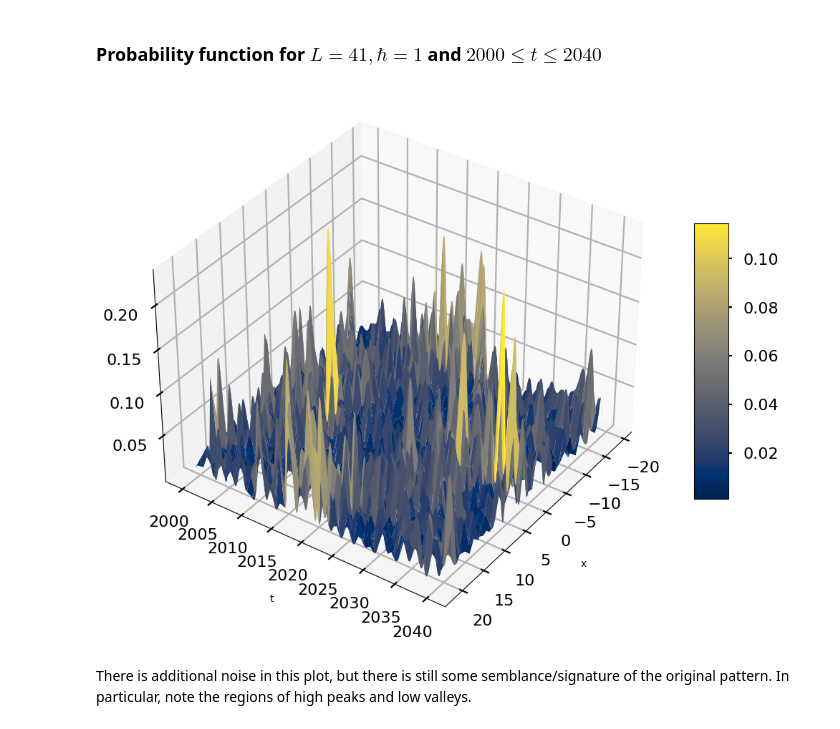
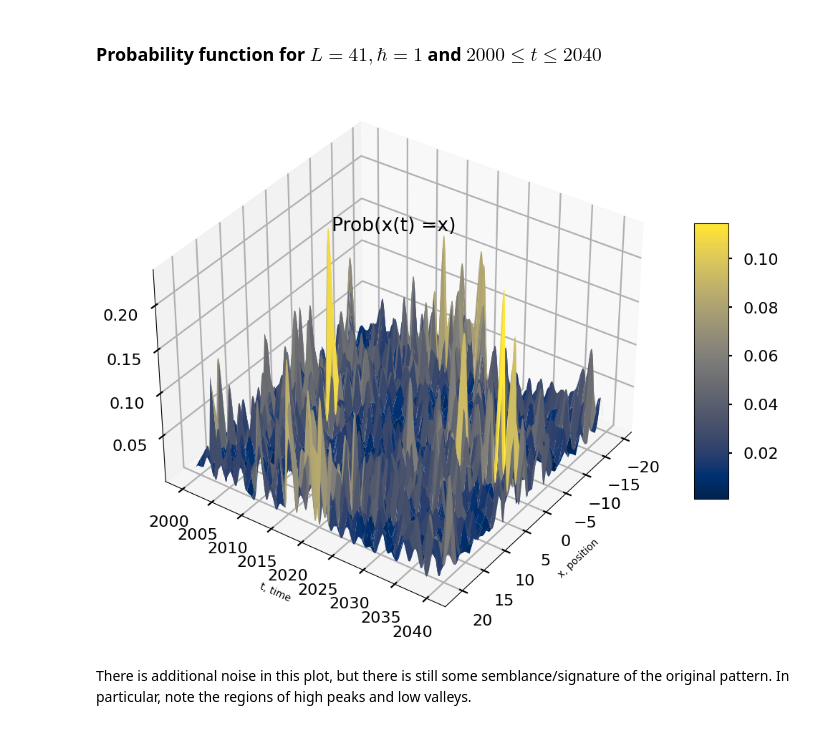
Before and after one commit to asaenz16/First-try, a Jupyter notebook: notebooks/Tryout3Dplot.ipynb, the cells around one changed output. Drawn from its saved outputs; the diff is of its cells as text; code cells hidden in the pictures.

Commit message:
Added labels

```diff
--- a/notebooks/Tryout3Dplot.ipynb
+++ b/notebooks/Tryout3Dplot.ipynb
@@ -146,31 +146,32 @@ Note that we have a similar patter as in the previous plot, but there is some ad
 # %%
 fig = plt.figure(figsize = (12,10))
 ax = plt.axes(projection='3d')
 
 l = 20
 
 x = np.arange(-l+1, l+2, 1)
 t = np.arange(100*l, 102*l, 0.01)
 
 
 X, T = np.meshgrid(x, t)
 Z = prob_fun(X, T, 2*l +1, 1)
 
 surf = ax.plot_surface(X, T, Z, cmap = plt.cm.cividis)
 
 # Set axes label
-ax.set_xlabel('x', labelpad=20)
-ax.set_ylabel('t', labelpad=20)
-ax.set_zlabel('z', labelpad=20)
+ax.set_xlabel('x, position', labelpad=15)
+ax.set_ylabel('t, time', labelpad=15)
+#ax.set_zlabel('z', labelpad=20)
+ax.set_title('Prob(x(t) =x)', y=1.0, pad=-94)
 
 fig.colorbar(surf, shrink=0.5, aspect=8)
 
 
 ax.view_init(35, 35)
 
 plt.show()
 # %% [output]
-[figure, old version]
+[figure, new version]
 # %% [markdown]
 There is additional noise in this plot, but there is still some semblance/signature of the original pattern. In particular, note the regions of high peaks and low valleys.
 # %% [markdown]
```
Also changed, not shown: parts of 2 cells of this notebook.
